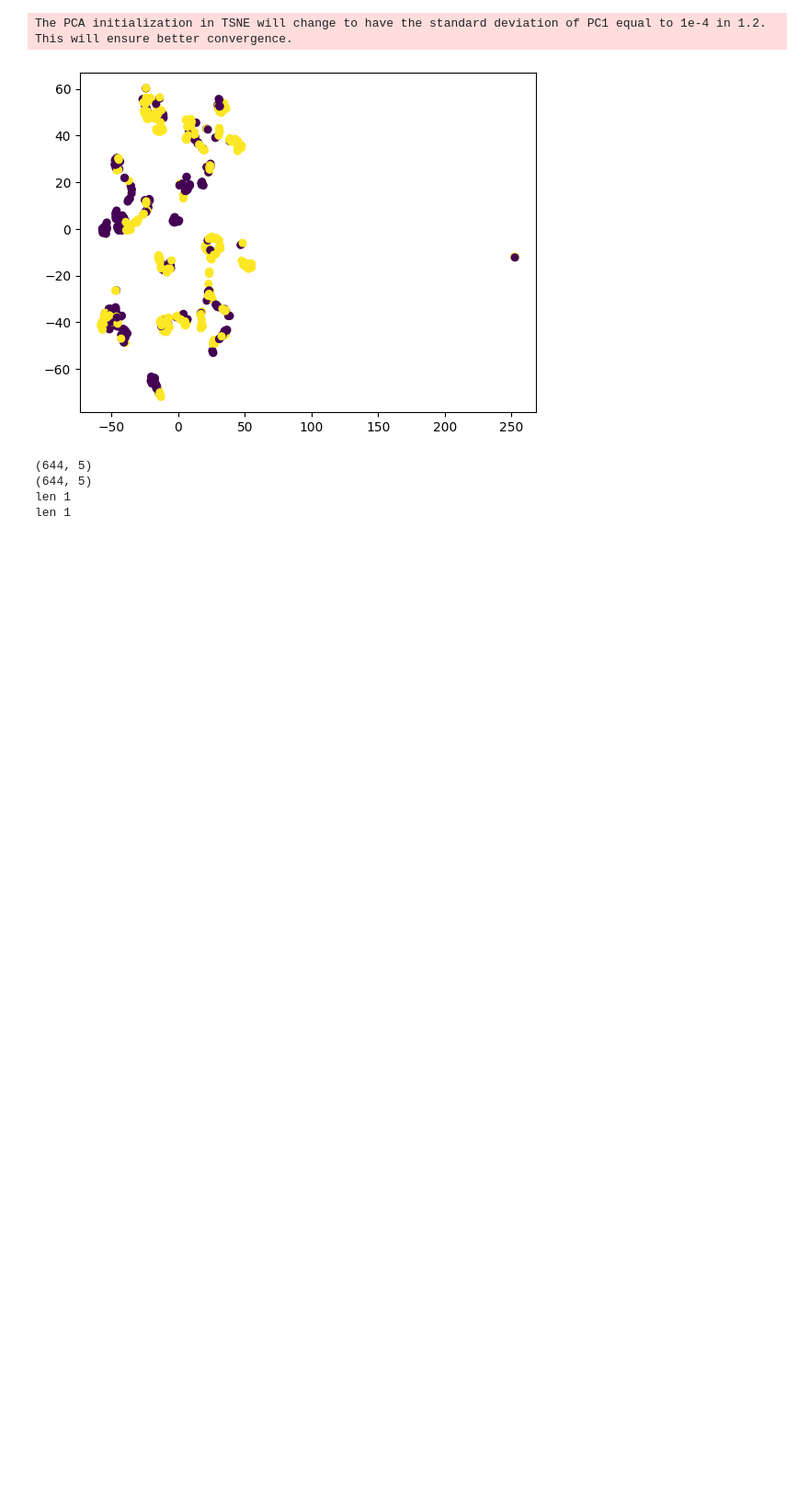
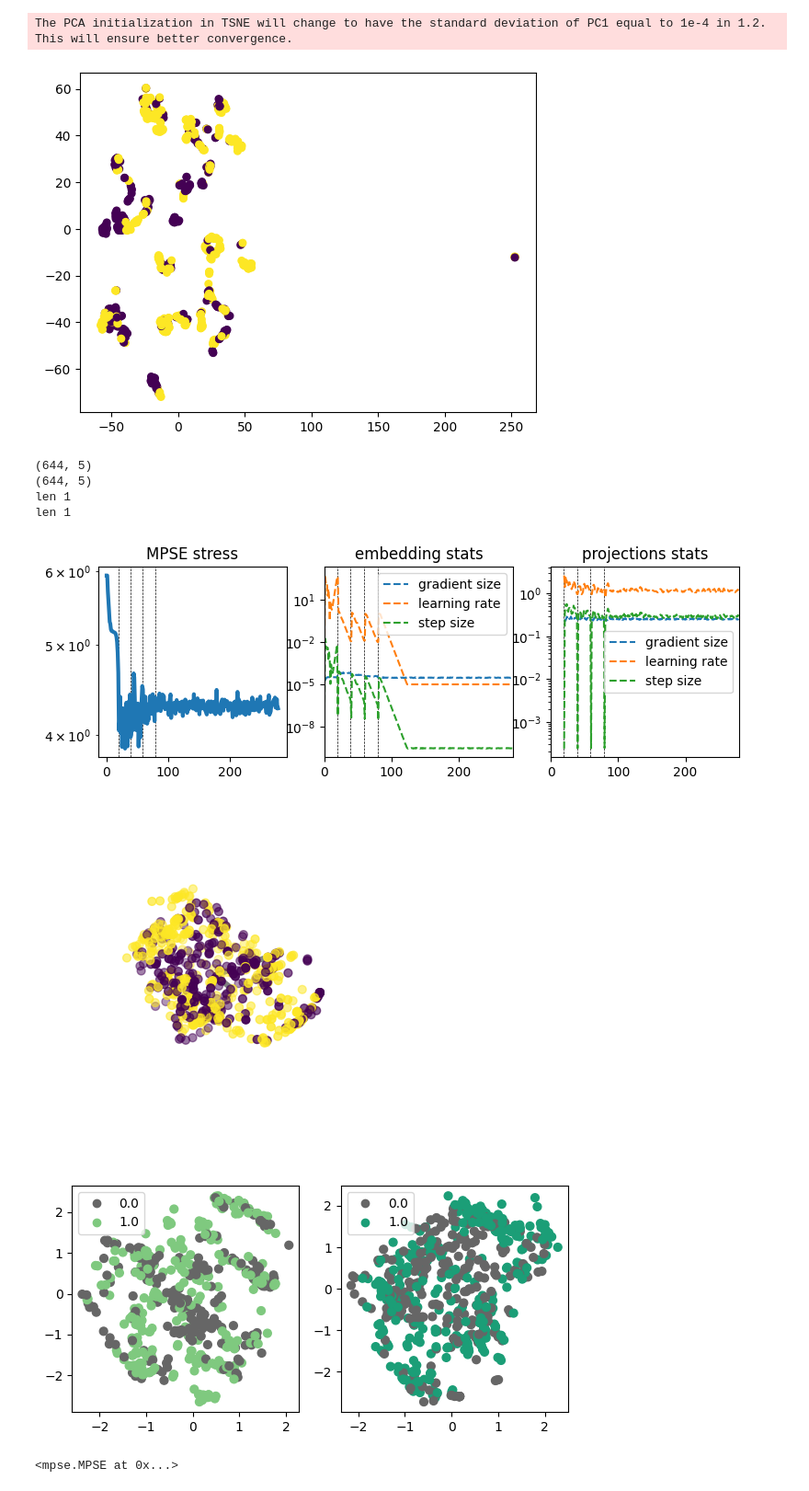
Before and after one commit to enggiqbal/MPSE-TSNE, a Jupyter notebook: data_convert.ipynb, the cells around one changed output. Shown at 92% size. Cells and saved outputs as stored; diff of their text form; code cells hidden in the pictures; blank space fills up the shorter version.

```diff
--- a/data_convert.ipynb
+++ b/data_convert.ipynb
@@ -116,13 +148,17 @@ x2 = X[:,dim2]
 import mview
 # %%
 mview.mpse_tsne([x1,x2],perplexity=30,
-                    sample_colors=df["log(IGC50-1)"],sample_classes=[df["log(IGC50-1)"],df["log(IGC50-1)"]],
+                    sample_colors=Labels,sample_classes=[Labels,Labels],
                     show_plots=True)
 # %% [output]
 (644, 5)
 (644, 5)
 len 1
 len 1
+[figure, added]
+[figure, added]
+[figure, added]
+<mpse.MPSE at 0x...>
 # %%
 for i in range(200):
     dim1 = np.random.choice(X.shape[1],5)
```
Also changed, not shown: parts of 6 cells of this notebook, 1 other file.
